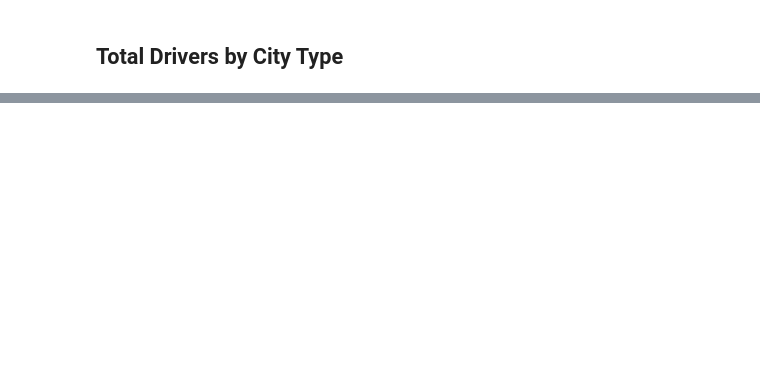
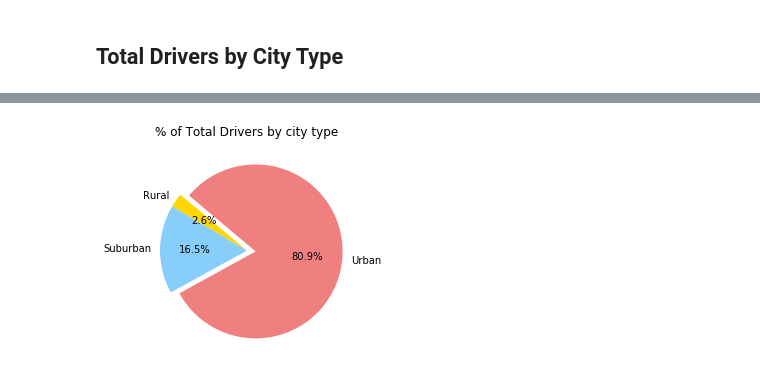
Before and after one commit to olutomiwaxl/PyBer, a Jupyter notebook: pyber_starter.ipynb, the cells around one changed output, grey strips where cells are left out. Drawn from its saved outputs; the diff is of its cells as text; code cells hidden in the pictures; blank space fills up the shorter version.

```diff
--- a/pyber_starter.ipynb
+++ b/pyber_starter.ipynb
@@ -91,0 +115,20 @@ plt.show()
+# %%
+# Calculate Driver Percents
+
+driver_city = merged_data.groupby('city').agg({'driver_count':'max', 'type': 'max'})
+driver_city.apply(pd.Series)
+driver_city_final = driver_city.groupby('type').agg({'driver_count':'sum'})
+
+driver_city_final["city_type"] = driver_city_final.index
+city_type = driver_city_final["city_type"]
+total_drivers = driver_city_final["driver_count"]
+colors = ["gold","lightskyblue","lightcoral"]
+explode = (0, 0, 0.1)
+ #Build Pie Charts
+plt.pie(total_drivers, explode=explode, labels=city_type, colors=colors,
+        autopct="%1.1f%%", shadow=False, startangle=140)
+plt.title("% of Total Drivers by city type")
+# Save Figure
+plt.savefig("Images/pie_total_drivers.png",dpi=300, bbox_inches = "tight")
+# %% [output]
+[figure, added]
```
Also changed, not shown: parts of 13 cells of this notebook, 6 other files.
